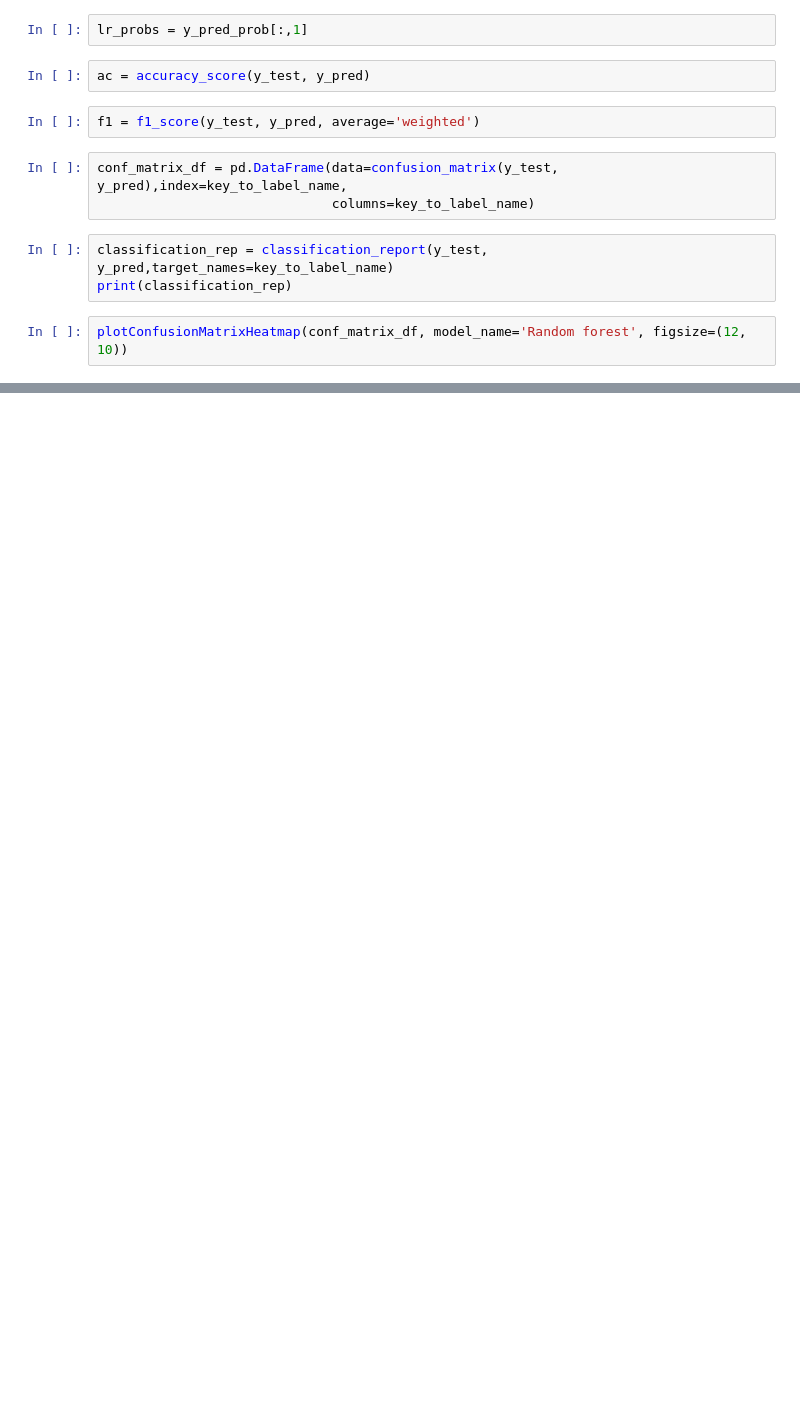
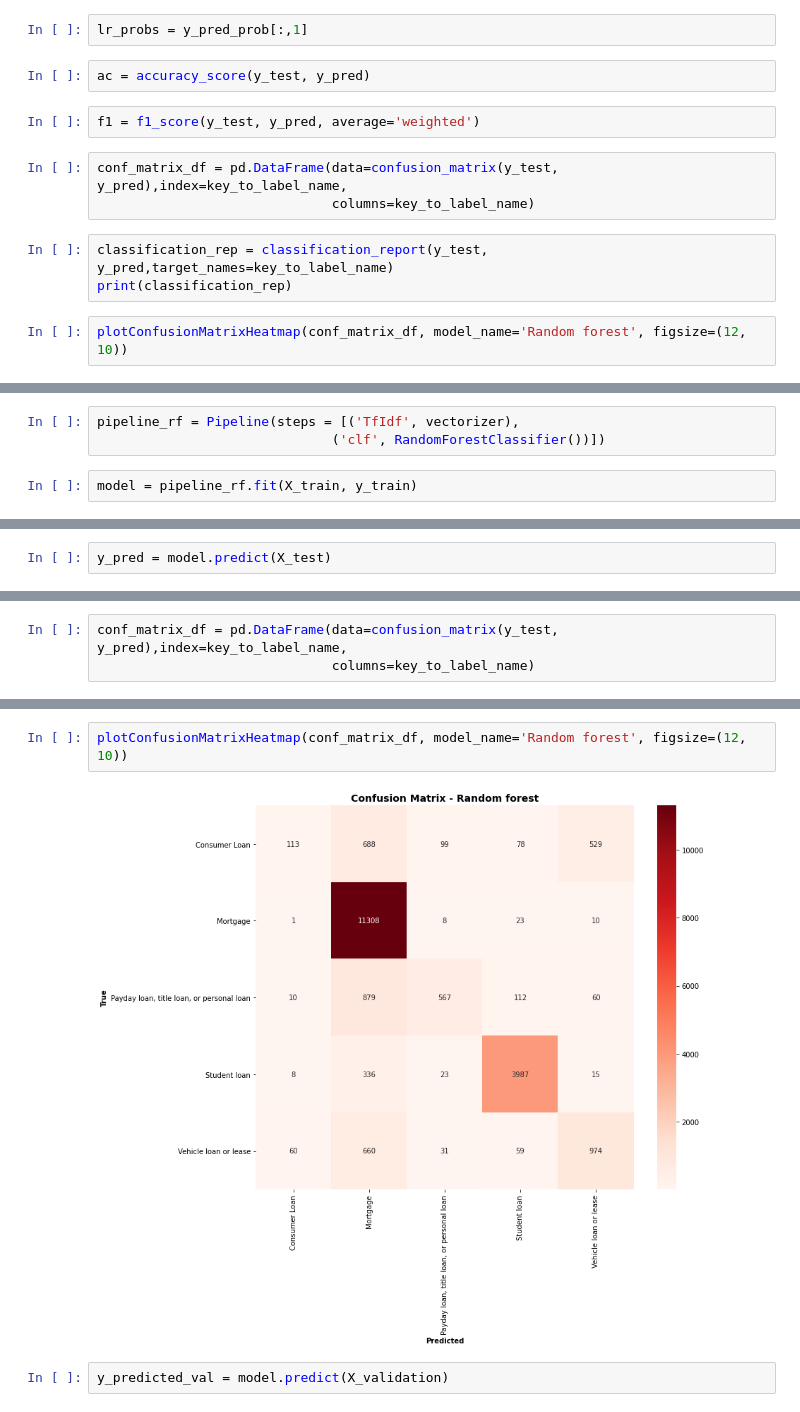
Before and after one commit to dineshh912/support_ticket_classification, a Jupyter notebook: 03-preprocessing-modeling.ipynb, the cells around one changed output, grey strips where cells are left out. Drawn from its saved outputs; the diff is of its cells as text; blank space fills up the shorter version.

```diff
--- a/03-preprocessing-modeling.ipynb
+++ b/03-preprocessing-modeling.ipynb
@@ -737,0 +921,5 @@ plotConfusionMatrixHeatmap(conf_matrix_df, model_name='Random forest', figsize=(
+# %%
+pipeline_rf = Pipeline(steps = [('TfIdf', vectorizer),
+                              ('clf', RandomForestClassifier())])
+# %%
+model = pipeline_rf.fit(X_train, y_train)
@@ -737,0 +929,2 @@ plotConfusionMatrixHeatmap(conf_matrix_df, model_name='Random forest', figsize=(
+# %%
+y_pred = model.predict(X_test)
@@ -737,0 +935,3 @@ plotConfusionMatrixHeatmap(conf_matrix_df, model_name='Random forest', figsize=(
+# %%
+conf_matrix_df = pd.DataFrame(data=confusion_matrix(y_test, y_pred),index=key_to_label_name,
+                              columns=key_to_label_name)
@@ -737,0 +953,6 @@ plotConfusionMatrixHeatmap(conf_matrix_df, model_name='Random forest', figsize=(
+# %%
+plotConfusionMatrixHeatmap(conf_matrix_df, model_name='Random forest', figsize=(12, 10))
+# %% [output]
+[figure, added]
+# %%
+y_predicted_val = model.predict(X_validation)
```
Also changed, not shown: parts of 44 cells of this notebook.
